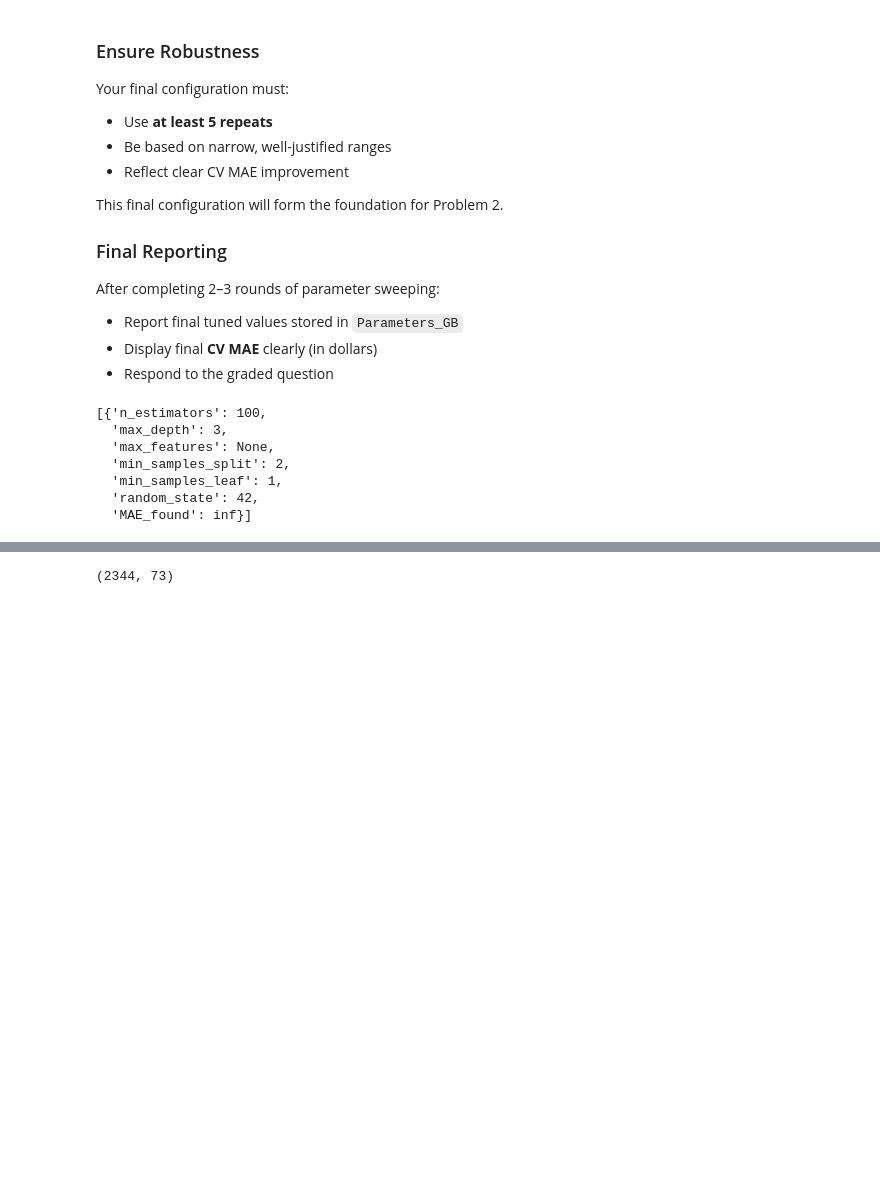
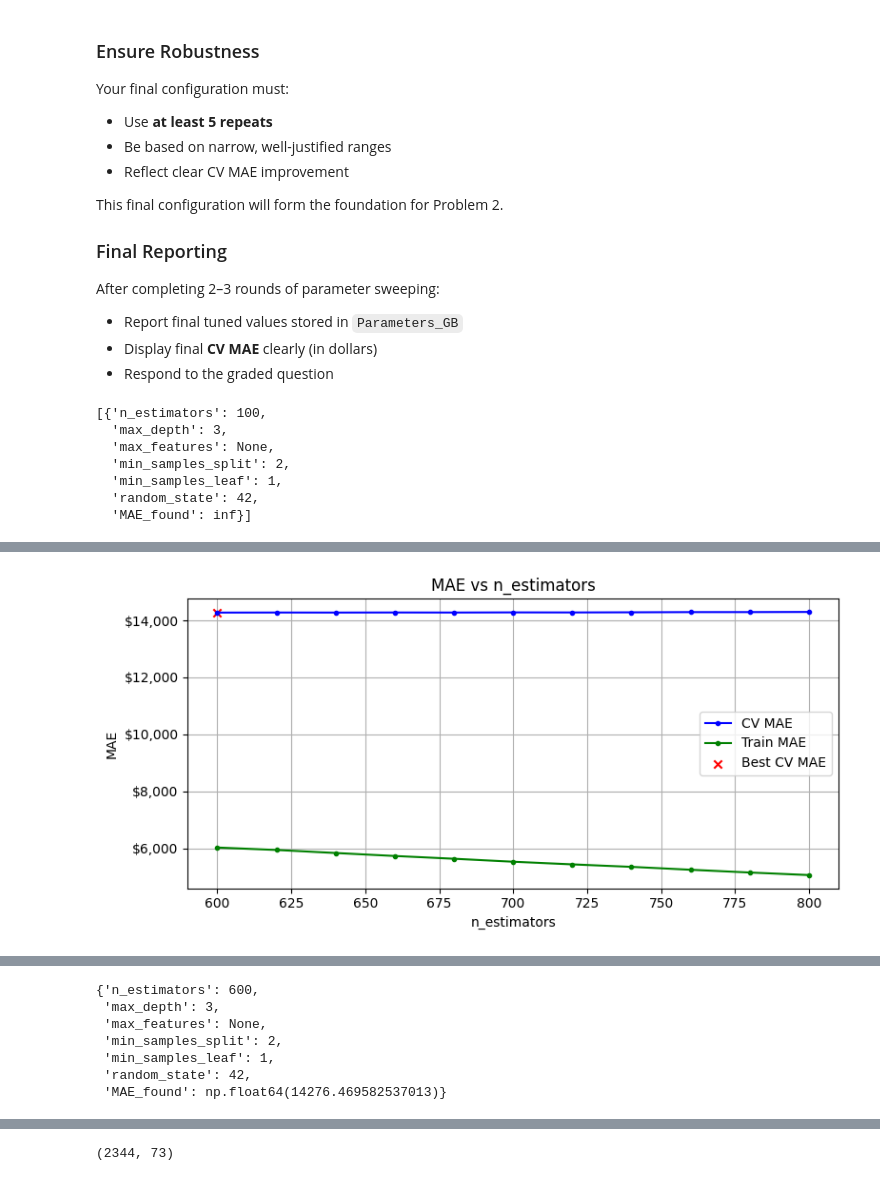
Before and after one commit to Haleymussary00/Module-3-Assignments, a Jupyter notebook: Homework_07.ipynb, the cells around one changed output, grey strips where cells are left out. Saved outputs shown, nothing was run; the diff lists cells and outputs as text; code cells hidden in the pictures; blank space fills up the shorter version.

```diff
--- a/Homework_07.ipynb
+++ b/Homework_07.ipynb
@@ -750,5 +770,7 @@ sweep_parameter_2(model=model, Parameters=Params_GB, param='n_estimators',parame
 # %%
 # 1: Sweep n_estimators
 # With n_repeats = 5
 
-sweep_parameter_3(model=model, Parameters=Params_GB, param='n_estimators',parameter_list=range(200,1201,200))
+sweep_parameter_3(model=model, Parameters=Params_GB, param='n_estimators',parameter_list=range(600,801,20))
+# %% [output]
+[figure, added]
@@ -755,3 +778,10 @@ sweep_parameter_3(model=model, Parameters=Params_GB, param='n_estimators',parame
+{'n_estimators': 600,
+ 'max_depth': 3,
+ 'max_features': None,
+ 'min_samples_split': 2,
+ 'min_samples_leaf': 1,
+ 'random_state': 42,
+ 'MAE_found': np.float64(14276.469582537013)}
 # %%
 # 2: Sweep max_depth
 # With n_repeats = 1
```
Also changed, not shown: parts of 11 cells of this notebook.
